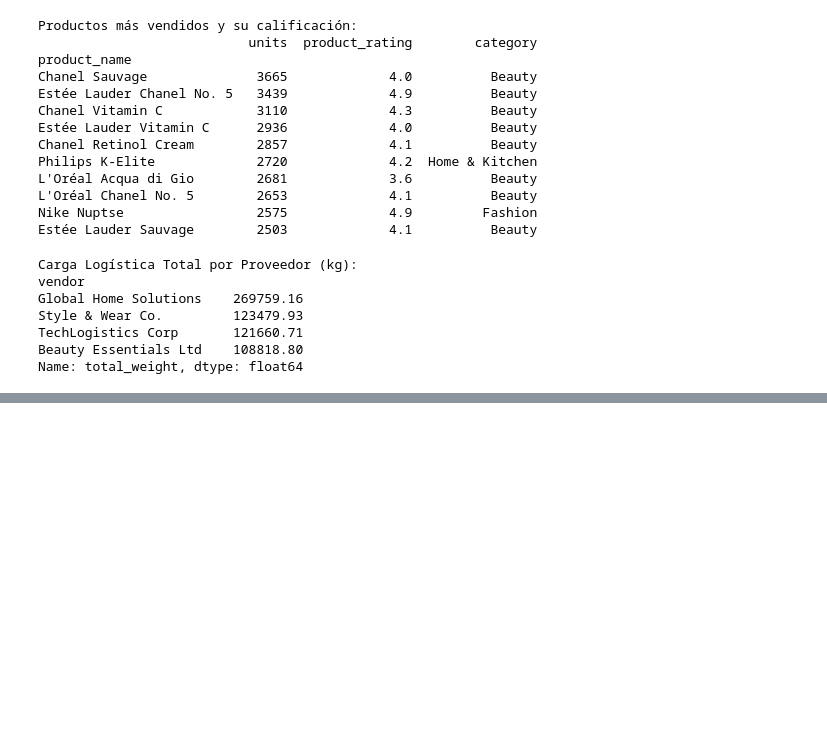
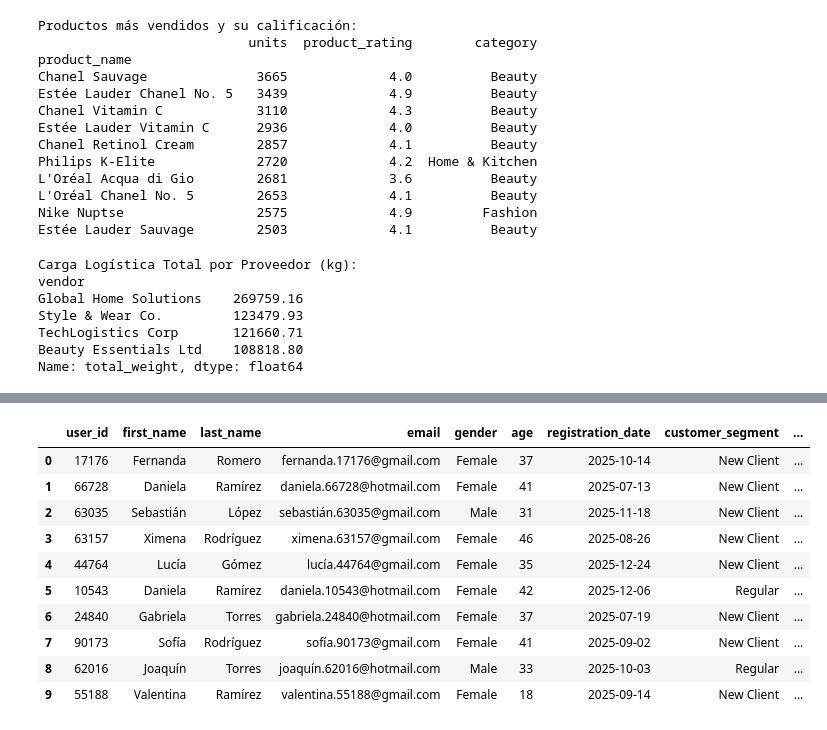
Before and after one commit to hector1994/e_commerce_funnel_data_generator, a Jupyter notebook: customer_journey_data_generator_final_mejorado.ipynb, the cells around one changed output, grey strips where cells are left out. Drawn from its saved outputs; the diff is of its cells as text; code cells hidden in the pictures; blank space fills up the shorter version.

Commit message:
final customer

```diff
--- a/customer_journey_data_generator_final_mejorado.ipynb
+++ b/customer_journey_data_generator_final_mejorado.ipynb
@@ -758,0 +834,14 @@ Name: total_weight, dtype: float64
+# %%
+df_customers.head(10)
+# %% [output]
+|  | user_id | first_name | last_name | email | gender | age | registration_date | customer_segment | ... |
+| 0 | 17176 | Fernanda | Romero | fernanda.17176@gmail.com | Female | 37 | 2025-10-14 | New Client | ... |
+| 1 | 66728 | Daniela | Ramírez | daniela.66728@hotmail.com | Female | 41 | 2025-07-13 | New Client | ... |
+| 2 | 63035 | Sebastián | López | sebastián.63035@gmail.com | Male | 31 | 2025-11-18 | New Client | ... |
+| 3 | 63157 | Ximena | Rodríguez | ximena.63157@gmail.com | Female | 46 | 2025-08-26 | New Client | ... |
+| 4 | 44764 | Lucía | Gómez | lucía.44764@gmail.com | Female | 35 | 2025-12-24 | New Client | ... |
+| 5 | 10543 | Daniela | Ramírez | daniela.10543@hotmail.com | Female | 42 | 2025-12-06 | Regular | ... |
+| 6 | 24840 | Gabriela | Torres | gabriela.24840@hotmail.com | Female | 37 | 2025-07-19 | New Client | ... |
+| 7 | 90173 | Sofía | Rodríguez | sofía.90173@gmail.com | Female | 41 | 2025-09-02 | New Client | ... |
+| 8 | 62016 | Joaquín | Torres | joaquín.62016@hotmail.com | Male | 33 | 2025-10-03 | Regular | ... |
+| 9 | 55188 | Valentina | Ramírez | valentina.55188@gmail.com | Female | 18 | 2025-09-14 | New Client | ... |
```
Also changed, not shown: parts of 6 cells of this notebook, 2 other files.
